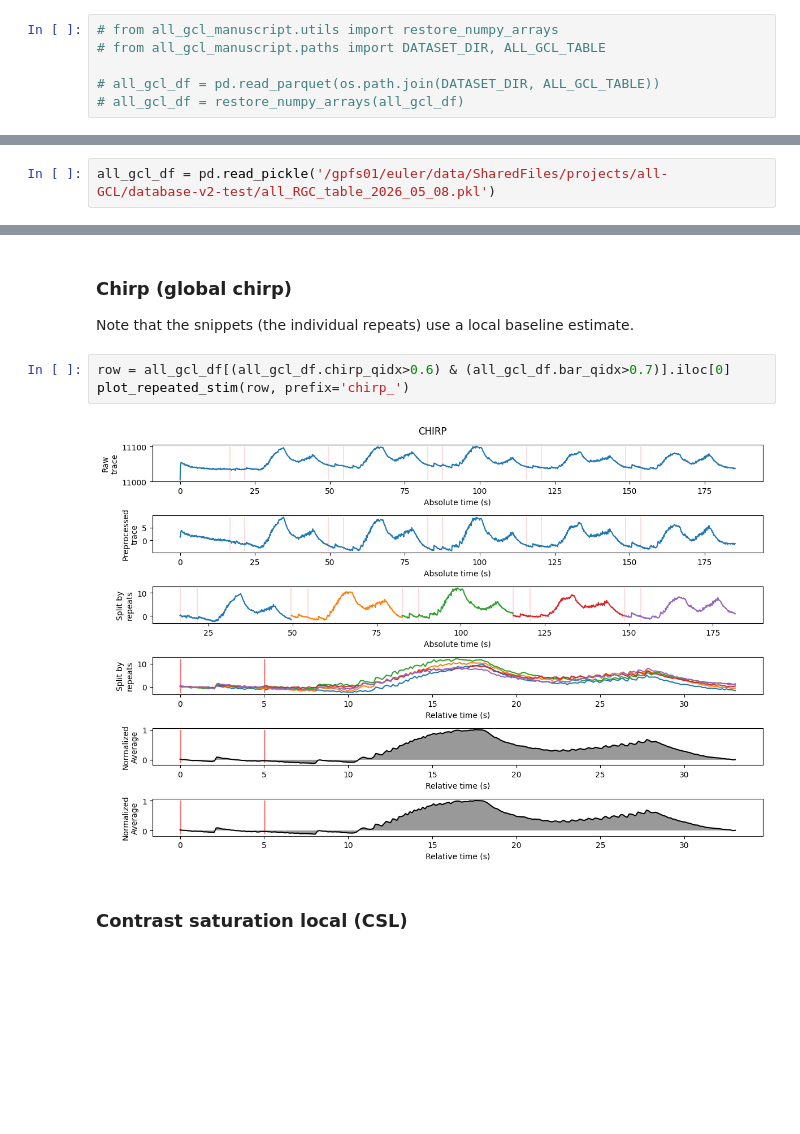
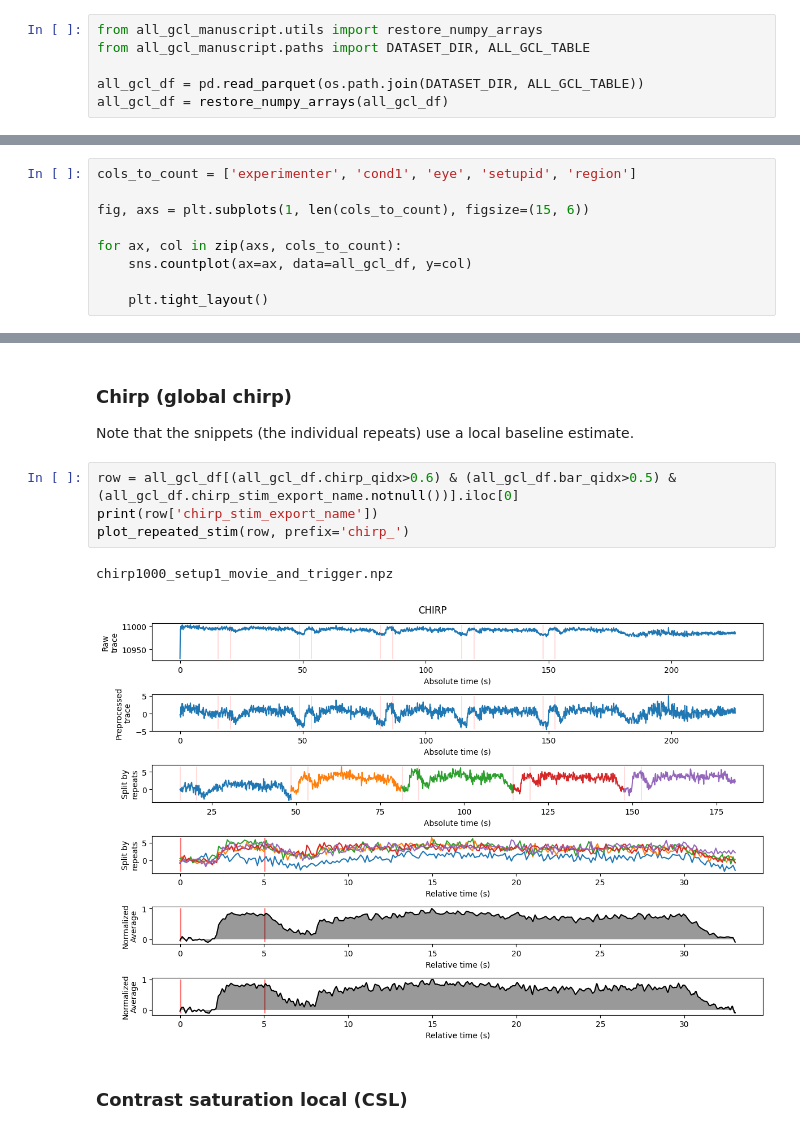
Before and after one commit to eulerlab/all-GCL-manuscript, a Jupyter notebook: notebooks/tutorials/plot_traces_and_triggers.ipynb, the cells around one changed output, grey strips where cells are left out. Saved outputs shown, nothing was run; the diff lists cells and outputs as text; blank space fills up the shorter version.

```diff
--- a/notebooks/tutorials/plot_traces_and_triggers.ipynb
+++ b/notebooks/tutorials/plot_traces_and_triggers.ipynb
@@ -12,8 +12,8 @@ from IPython.core.display_functions import clear_output
 # %% [markdown]
 # Load data
 # %%
-# from all_gcl_manuscript.utils import restore_numpy_arrays
-# from all_gcl_manuscript.paths import DATASET_DIR, ALL_GCL_TABLE
+from all_gcl_manuscript.utils import restore_numpy_arrays
+from all_gcl_manuscript.paths import DATASET_DIR, ALL_GCL_TABLE
 
-# all_gcl_df = pd.read_parquet(os.path.join(DATASET_DIR, ALL_GCL_TABLE))
-# all_gcl_df = restore_numpy_arrays(all_gcl_df)
+all_gcl_df = pd.read_parquet(os.path.join(DATASET_DIR, ALL_GCL_TABLE))
+all_gcl_df = restore_numpy_arrays(all_gcl_df)
@@ -23,2 +34,0 @@ from IPython.core.display_functions import clear_output
-# %%
-all_gcl_df = pd.read_pickle('/gpfs01/euler/data/SharedFiles/projects/all-GCL/database-v2-test/all_RGC_table_2026_05_08.pkl')
@@ -53,0 +71,9 @@ spots
+# %%
+cols_to_count = ['experimenter', 'cond1', 'eye', 'setupid', 'region']
+
+fig, axs = plt.subplots(1, len(cols_to_count), figsize=(15, 6))
+
+for ax, col in zip(axs, cols_to_count):
+    sns.countplot(ax=ax, data=all_gcl_df, y=col)
+
+    plt.tight_layout()
@@ -158,10 +186,12 @@ def plot_repeated_stim(row, prefix, plot_avgs=True):
 
 Note that the snippets (the individual repeats) use a local baseline estimate.
 # %%
-row = all_gcl_df[(all_gcl_df.chirp_qidx>0.6) & (all_gcl_df.bar_qidx>0.7)].iloc[0]
+row = all_gcl_df[(all_gcl_df.chirp_qidx>0.6) & (all_gcl_df.bar_qidx>0.5) & (all_gcl_df.chirp_stim_export_name.notnull())].iloc[0]
+print(row['chirp_stim_export_name'])
 plot_repeated_stim(row, prefix='chirp_')
 # %% [output]
+chirp1000_setup1_movie_and_trigger.npz
-[figure, old version]
+[figure, new version]
 # %% [markdown]
 ### Contrast saturation local (CSL)
 # %%
```
Also changed, not shown: parts of 18 cells of this notebook, 1 other file.
